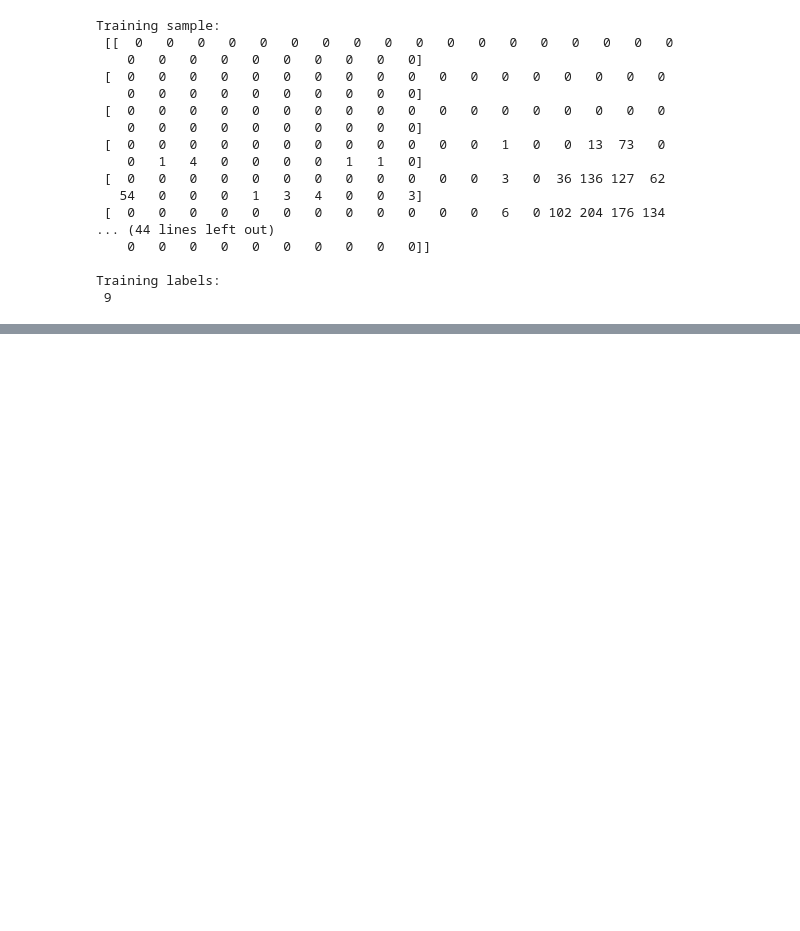
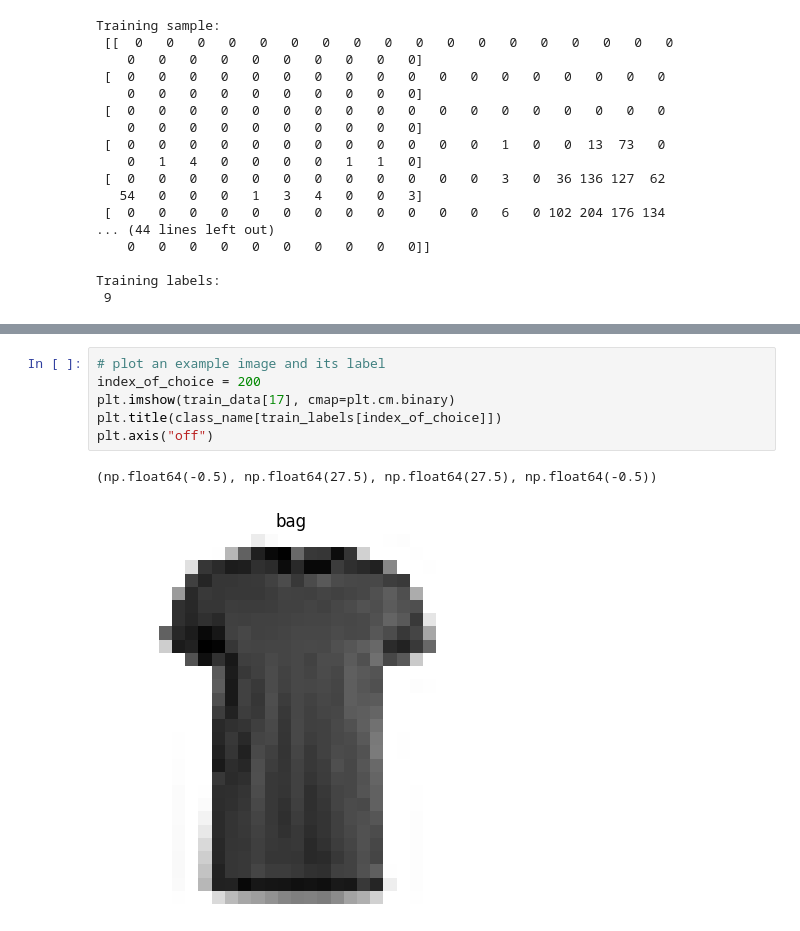
Before and after one commit to nushuhu51-ux/TENSORFLOW-FULL-COURSE-FOR-DEEP-LEARNING, a Jupyter notebook: 02_neural_network_classification_with_tensorFlow.ipynb, the cells around one changed output, grey strips where cells are left out. Drawn from its saved outputs; the diff is of its cells as text; blank space fills up the shorter version.

```diff
--- a/02_neural_network_classification_with_tensorFlow.ipynb
+++ b/02_neural_network_classification_with_tensorFlow.ipynb
@@ -982,0 +1006,9 @@ Training labels:
+# %%
+# plot an example image and its label
+index_of_choice = 200
+plt.imshow(train_data[17], cmap=plt.cm.binary)
+plt.title(class_name[train_labels[index_of_choice]])
+plt.axis("off")
+# %% [output]
+(np.float64(-0.5), np.float64(27.5), np.float64(27.5), np.float64(-0.5))
+[figure, added]
```
Also changed, not shown: parts of 4 cells of this notebook.
